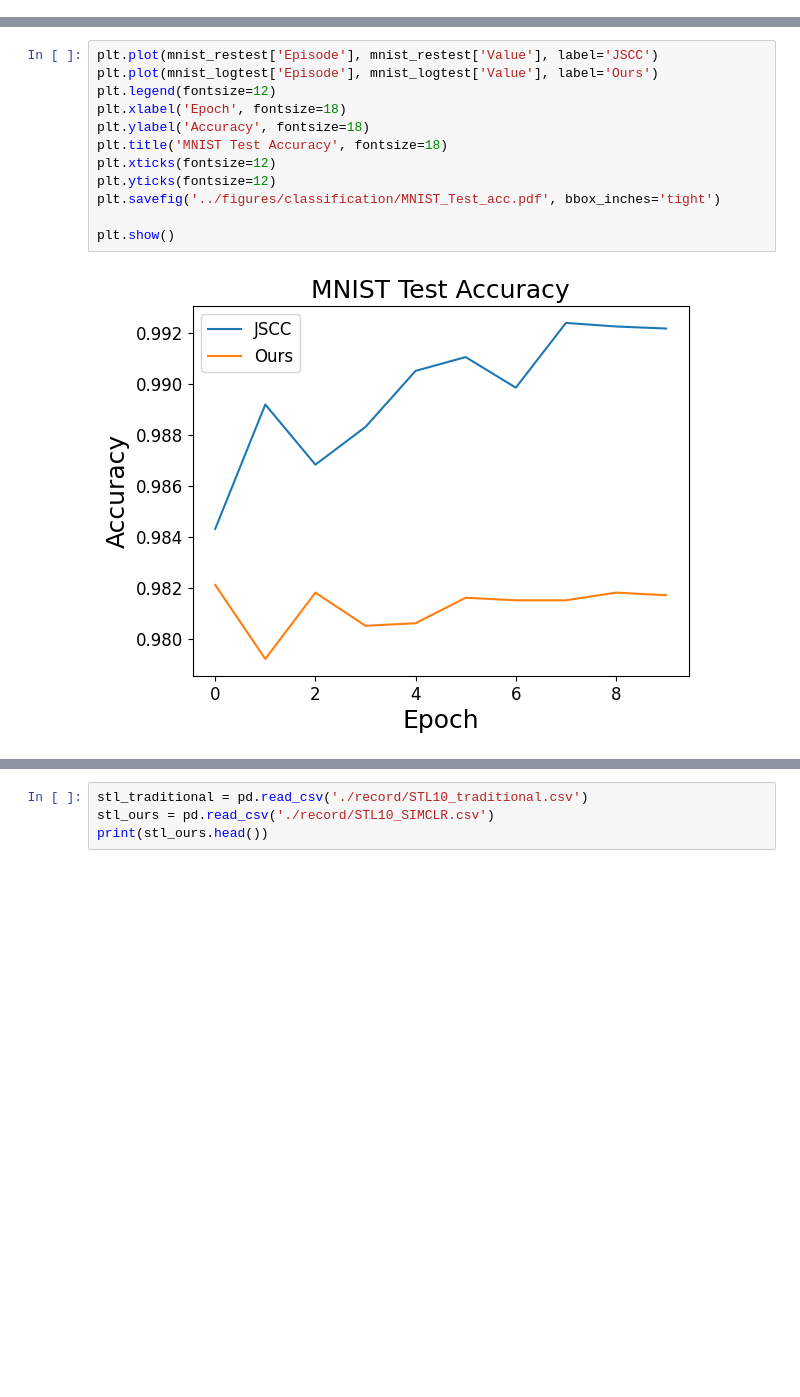
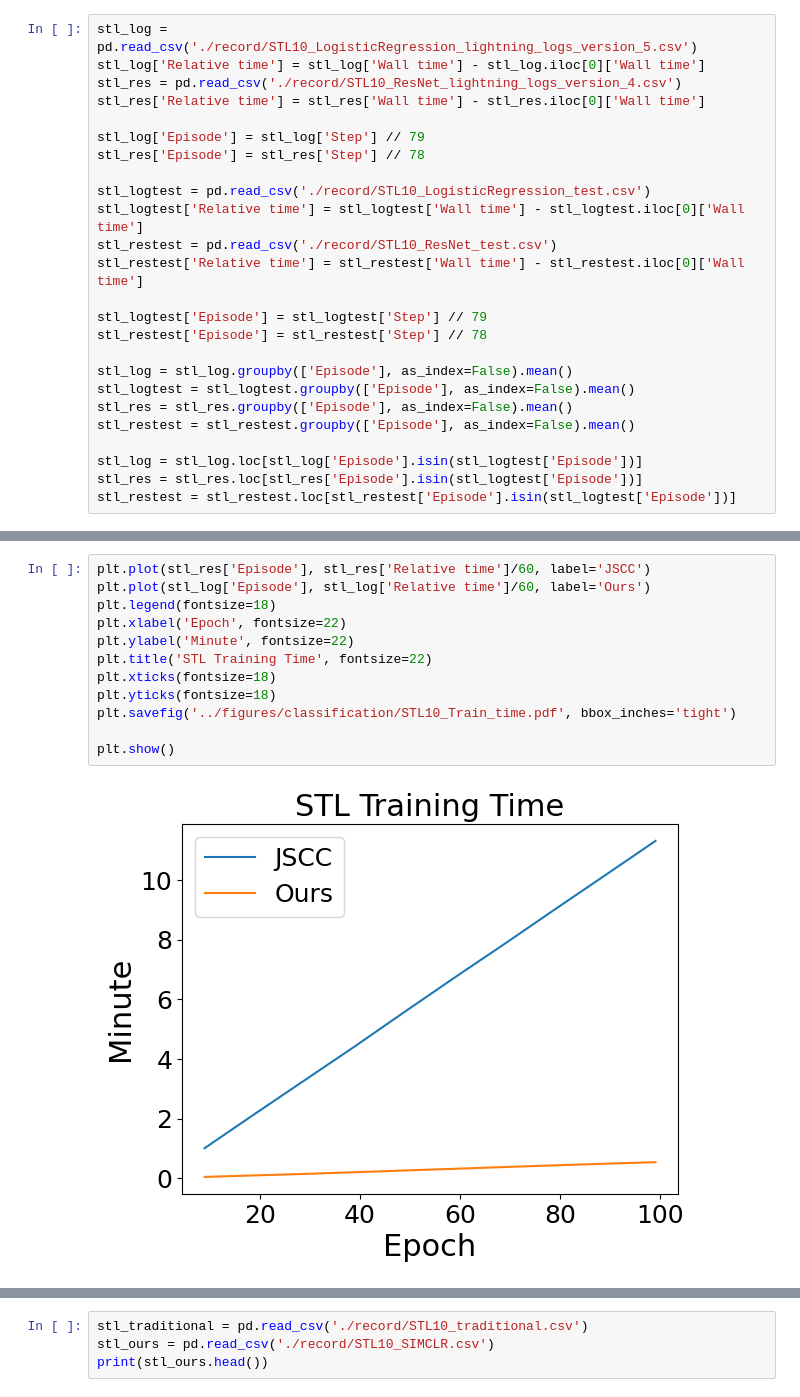
Before and after one commit to hiepvo01/Semantic, a Jupyter notebook: results/test.ipynb, the cells around one changed output, grey strips where cells are left out. Cells and saved outputs as stored; diff of their text form; blank space fills up the shorter version.

```diff
--- a/results/test.ipynb
+++ b/results/test.ipynb
@@ -46,0 +68,25 @@ plt.show()
+# %%
+stl_log = pd.read_csv('./record/STL10_LogisticRegression_lightning_logs_version_5.csv')
+stl_log['Relative time'] = stl_log['Wall time'] - stl_log.iloc[0]['Wall time']
+stl_res = pd.read_csv('./record/STL10_ResNet_lightning_logs_version_4.csv')
+stl_res['Relative time'] = stl_res['Wall time'] - stl_res.iloc[0]['Wall time']
+
+stl_log['Episode'] = stl_log['Step'] // 79
+stl_res['Episode'] = stl_res['Step'] // 78
+
+stl_logtest = pd.read_csv('./record/STL10_LogisticRegression_test.csv')
+stl_logtest['Relative time'] = stl_logtest['Wall time'] - stl_logtest.iloc[0]['Wall time']
+stl_restest = pd.read_csv('./record/STL10_ResNet_test.csv')
+stl_restest['Relative time'] = stl_restest['Wall time'] - stl_restest.iloc[0]['Wall time']
+
+stl_logtest['Episode'] = stl_logtest['Step'] // 79
+stl_restest['Episode'] = stl_restest['Step'] // 78
+
+stl_log = stl_log.groupby(['Episode'], as_index=False).mean()
+stl_logtest = stl_logtest.groupby(['Episode'], as_index=False).mean()
+stl_res = stl_res.groupby(['Episode'], as_index=False).mean()
+stl_restest = stl_restest.groupby(['Episode'], as_index=False).mean()
+
+stl_log = stl_log.loc[stl_log['Episode'].isin(stl_logtest['Episode'])]
+stl_res = stl_res.loc[stl_res['Episode'].isin(stl_logtest['Episode'])]
+stl_restest = stl_restest.loc[stl_restest['Episode'].isin(stl_logtest['Episode'])]
@@ -47,14 +112,14 @@ plt.show()
 # %%
-plt.plot(mnist_restest['Episode'], mnist_restest['Value'], label='JSCC')
-plt.plot(mnist_logtest['Episode'], mnist_logtest['Value'], label='Ours')
-plt.legend(fontsize=12)
-plt.xlabel('Epoch', fontsize=18)
-plt.ylabel('Accuracy', fontsize=18)
-plt.title('MNIST Test Accuracy', fontsize=18)
-plt.xticks(fontsize=12)
-plt.yticks(fontsize=12)
-plt.savefig('../figures/classification/MNIST_Test_acc.pdf', bbox_inches='tight')
+plt.plot(stl_res['Episode'], stl_res['Relative time']/60, label='JSCC')
+plt.plot(stl_log['Episode'], stl_log['Relative time']/60, label='Ours')
+plt.legend(fontsize=18)
+plt.xlabel('Epoch', fontsize=22)
+plt.ylabel('Minute', fontsize=22)
+plt.title('STL Training Time', fontsize=22)
+plt.xticks(fontsize=18)
+plt.yticks(fontsize=18)
+plt.savefig('../figures/classification/STL10_Train_time.pdf', bbox_inches='tight')
 
 plt.show()
 # %% [output]
-[figure, old version]
+[figure, new version]
```
Also changed, not shown: parts of 19 cells of this notebook, 31 other files.
